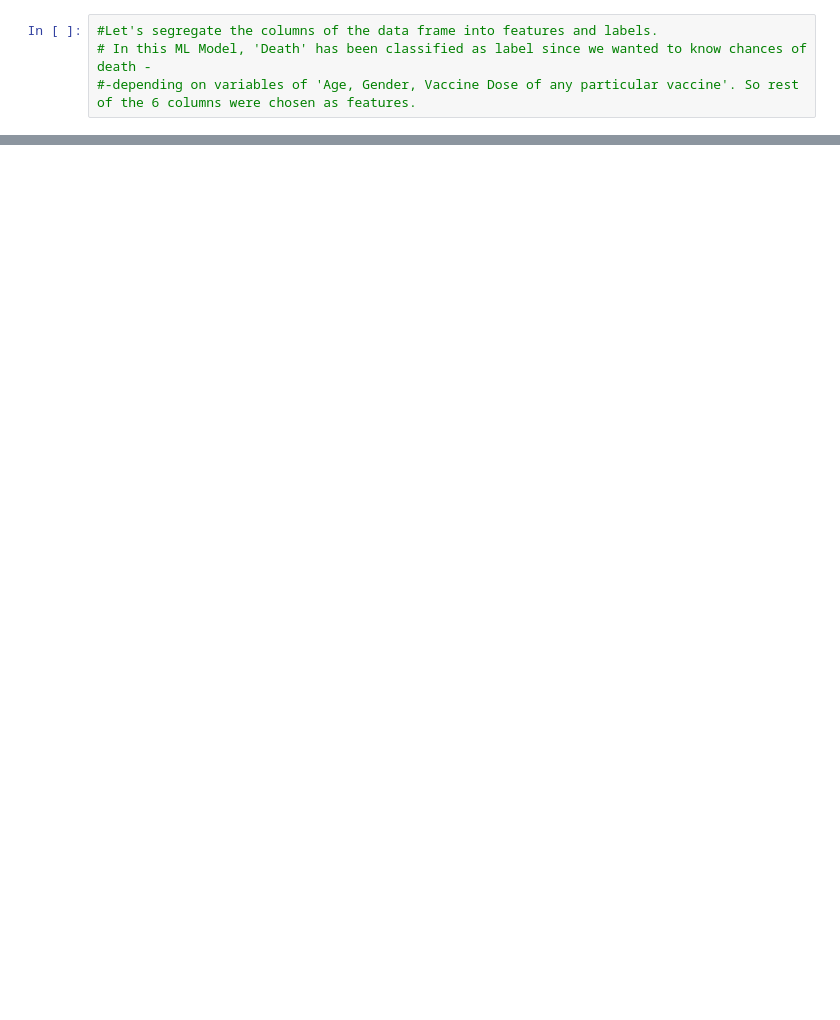
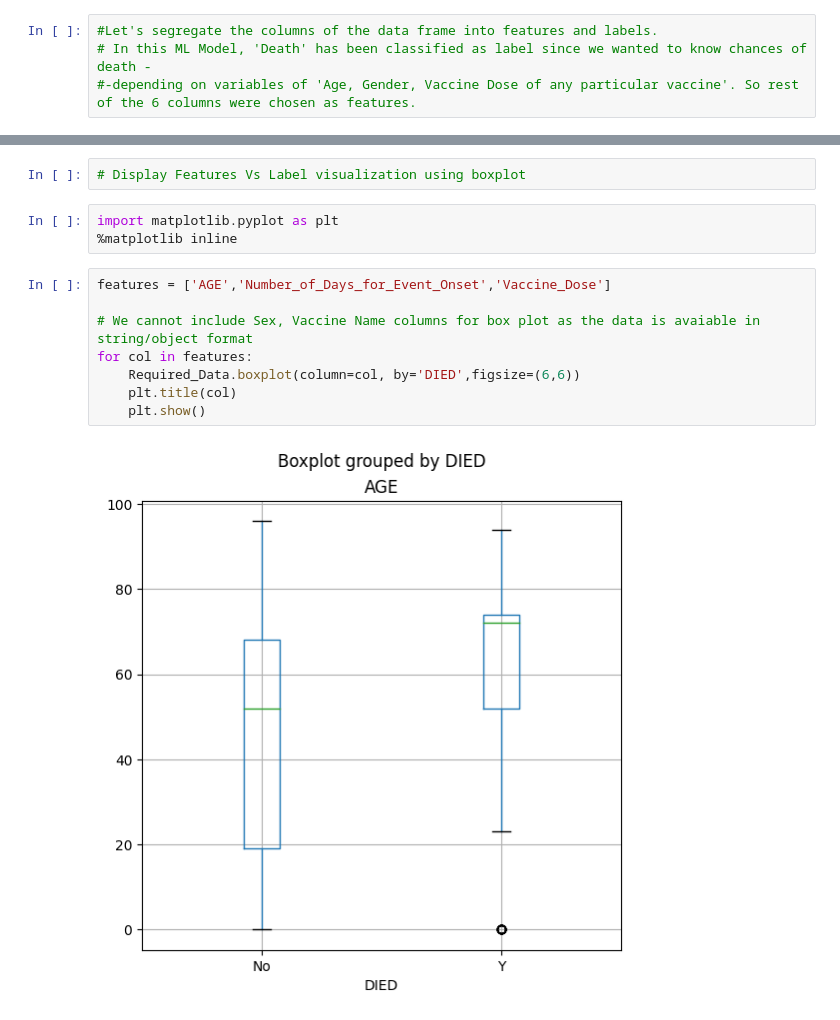
Before and after one commit to DivyaSadhana/PV-Supervised-ML, a Jupyter notebook: Supervised_Machine_Learning_for_Pharmacovigilance.ipynb, the cells around one changed output, grey strips where cells are left out. Saved outputs shown, nothing was run; the diff lists cells and outputs as text; blank space fills up the shorter version.

```diff
--- a/Supervised_Machine_Learning_for_Pharmacovigilance.ipynb
+++ b/Supervised_Machine_Learning_for_Pharmacovigilance.ipynb
@@ -225,0 +232,15 @@ Required_Data
+# %%
+# Display Features Vs Label visualization using boxplot
+# %%
+import matplotlib.pyplot as plt
+%matplotlib inline
+# %%
+features = ['AGE','Number_of_Days_for_Event_Onset','Vaccine_Dose']
+
+# We cannot include Sex, Vaccine Name columns for box plot as the data is avaiable in string/object format
+for col in features:
+    Required_Data.boxplot(column=col, by='DIED',figsize=(6,6))
+    plt.title(col)
+    plt.show()
+# %% [output]
+[figure, added]
```
Also changed, not shown: parts of 33 cells of this notebook.
